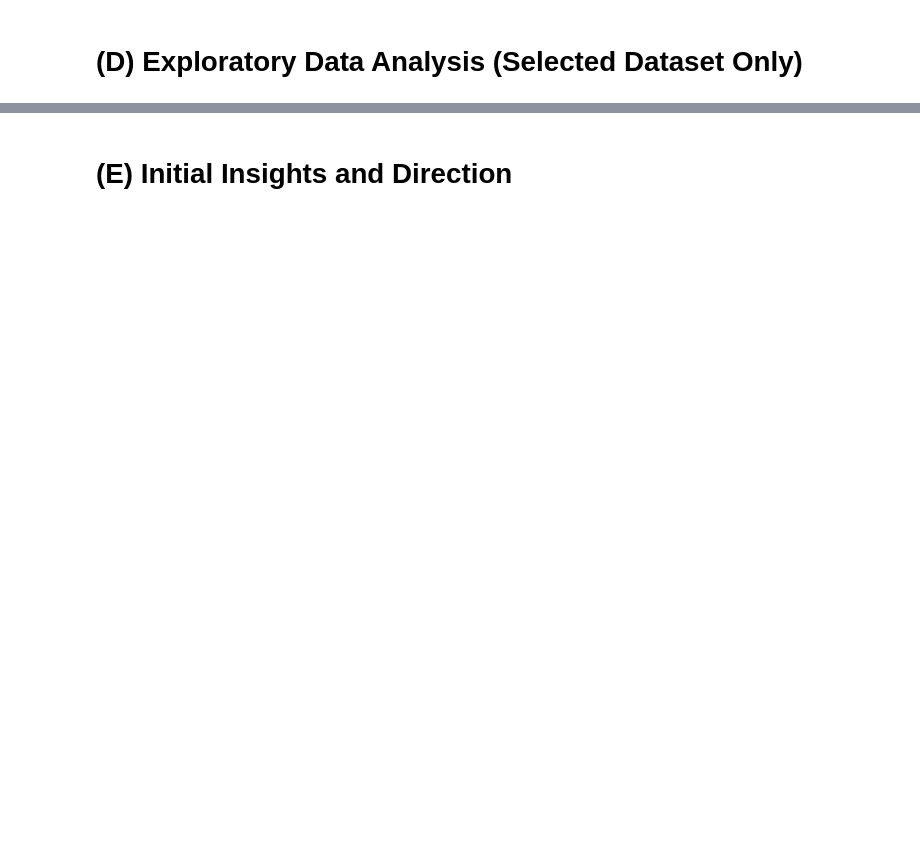
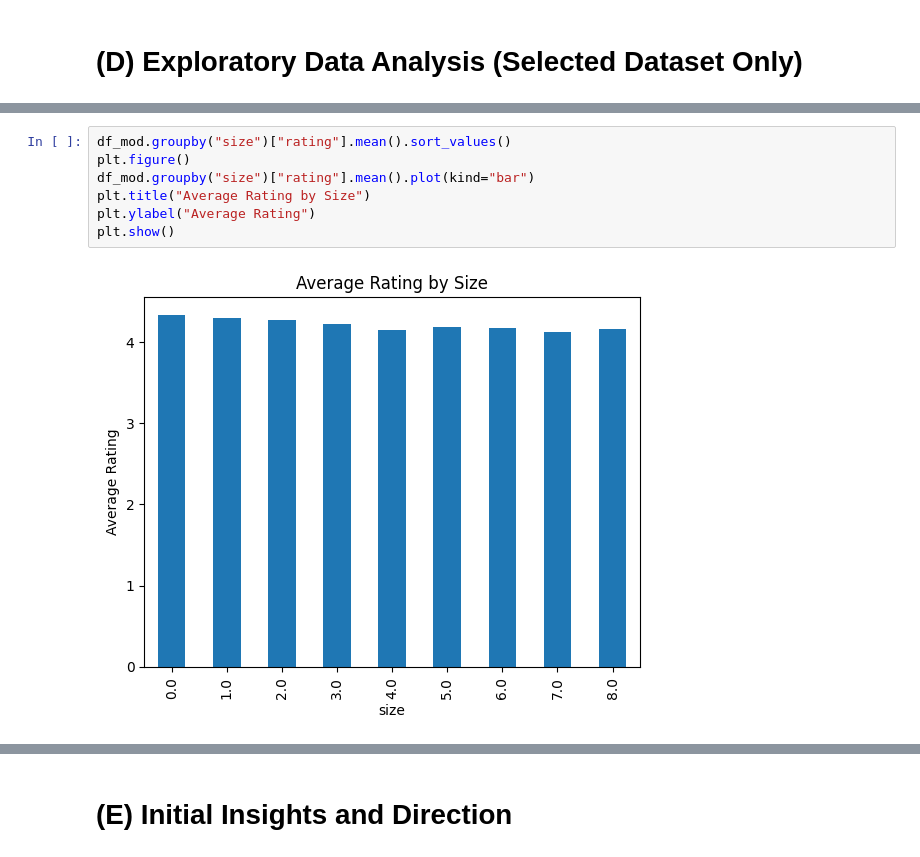
Before and after one commit to lejonathan24/CSCE676-Project, a Jupyter notebook: 129002924_Project.ipynb, the cells around one changed output, grey strips where cells are left out. Saved outputs shown, nothing was run; the diff lists cells and outputs as text; blank space fills up the shorter version.

```diff
--- a/129002924_Project.ipynb
+++ b/129002924_Project.ipynb
@@ -54,0 +262,9 @@ https://arxiv.org/abs/2411.05060
+# %%
+df_mod.groupby("size")["rating"].mean().sort_values()
+plt.figure()
+df_mod.groupby("size")["rating"].mean().plot(kind="bar")
+plt.title("Average Rating by Size")
+plt.ylabel("Average Rating")
+plt.show()
+# %% [output]
+[figure, added]
```
Also changed, not shown: parts of 28 cells of this notebook.
